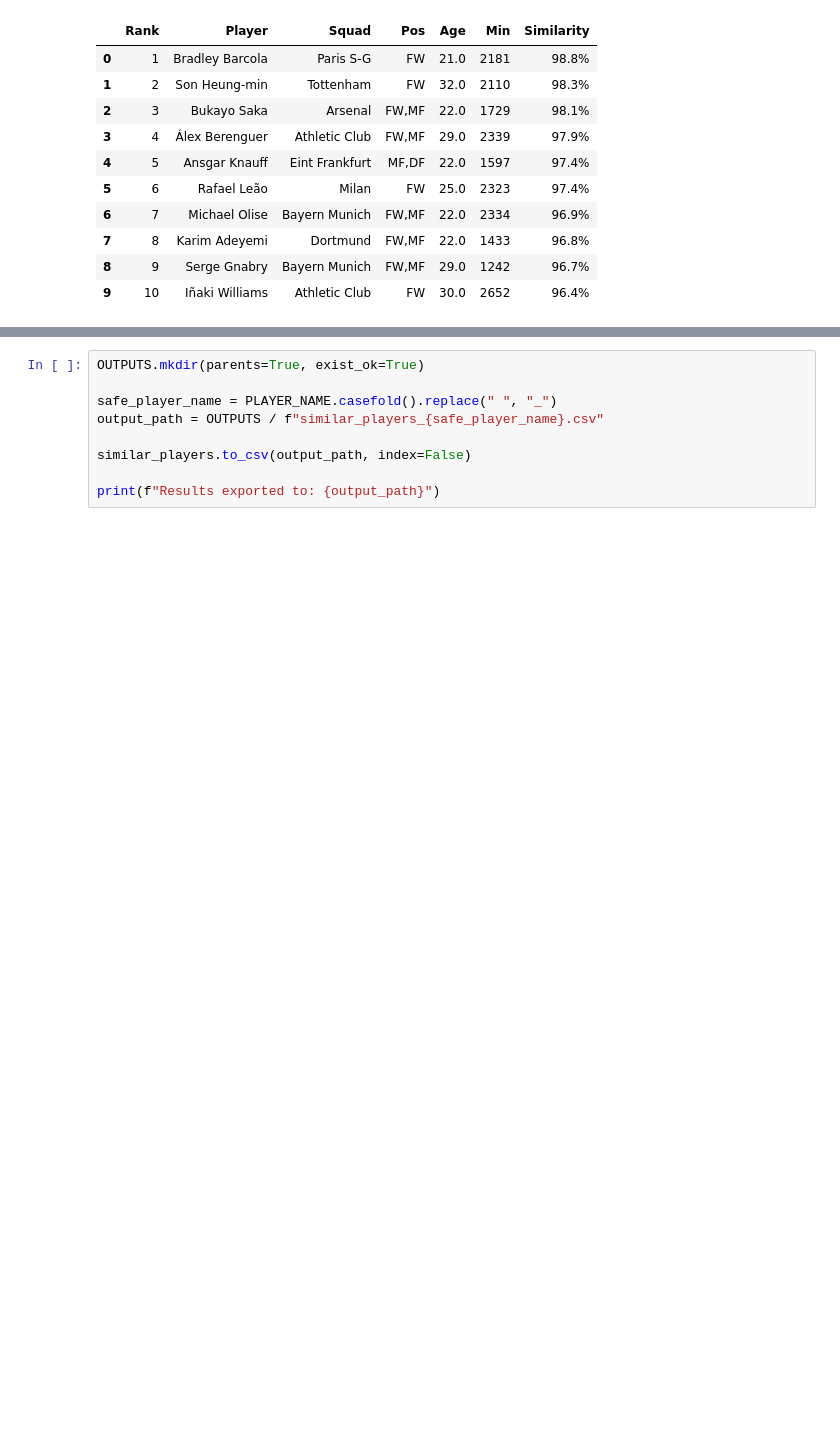
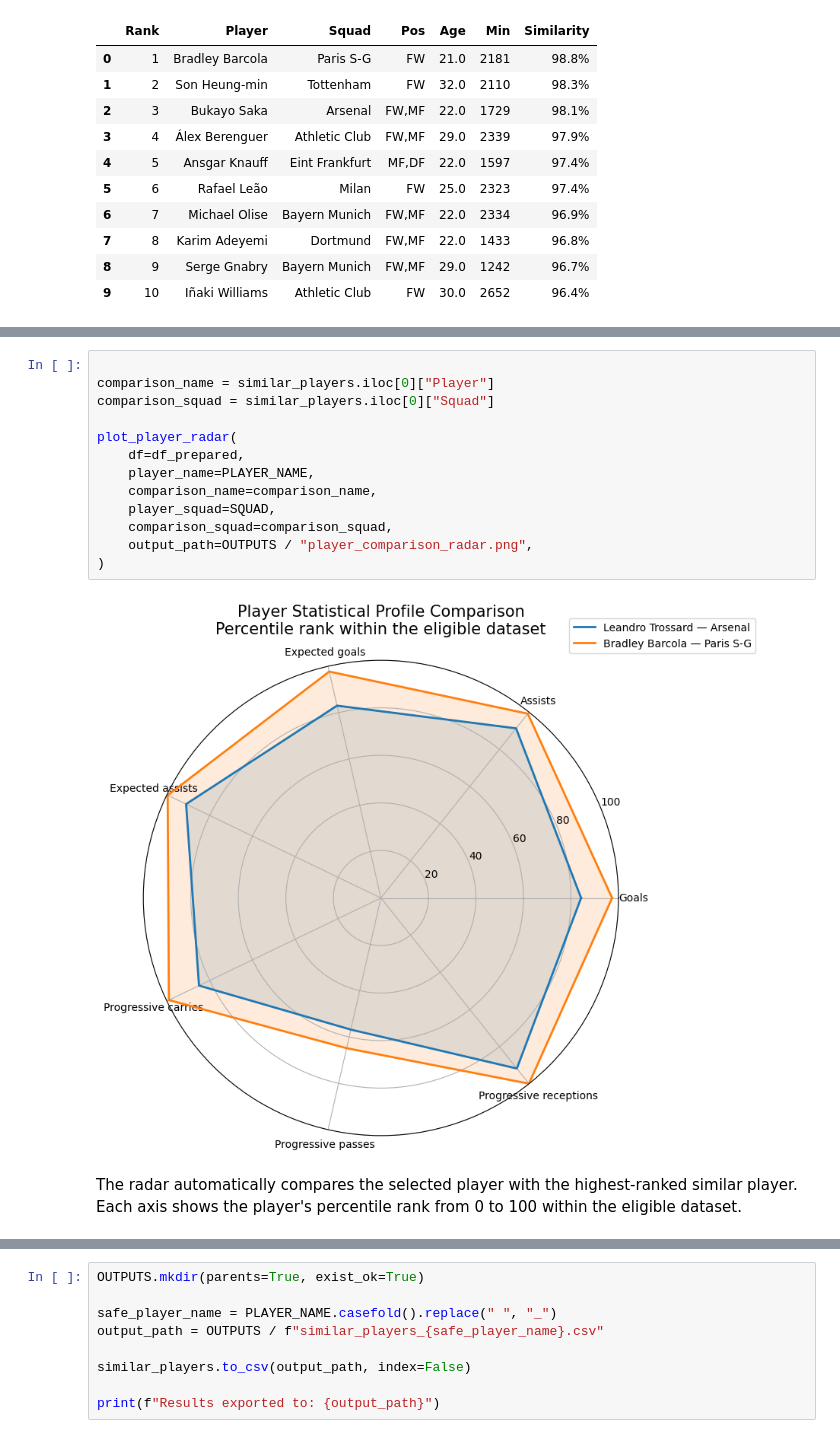
Before and after one commit to kevinerv/player-similarity-notebook, a Jupyter notebook: notebooks/01_Player_Similarity_product_clean.ipynb, the cells around one changed output, grey strips where cells are left out. Saved outputs shown, nothing was run; the diff lists cells and outputs as text; blank space fills up the shorter version.

Commit message:
feat: add percentile radar comparison

```diff
--- a/notebooks/01_Player_Similarity_product_clean.ipynb
+++ b/notebooks/01_Player_Similarity_product_clean.ipynb
@@ -138 +144,18 @@ results_display
+# %%
+
+comparison_name = similar_players.iloc[0]["Player"]
+comparison_squad = similar_players.iloc[0]["Squad"]
+
+plot_player_radar(
+    df=df_prepared,
+    player_name=PLAYER_NAME,
+    comparison_name=comparison_name,
+    player_squad=SQUAD,
+    comparison_squad=comparison_squad,
+    output_path=OUTPUTS / "player_comparison_radar.png",
+)
+# %% [output]
+[figure, added]
+# %% [markdown]
+The radar automatically compares the selected player with the highest-ranked similar player. Each axis shows the player's percentile rank from 0 to 100 within the eligible dataset.
 # %% [markdown]
```
Also changed, not shown: parts of 4 cells of this notebook, 1 other file.
